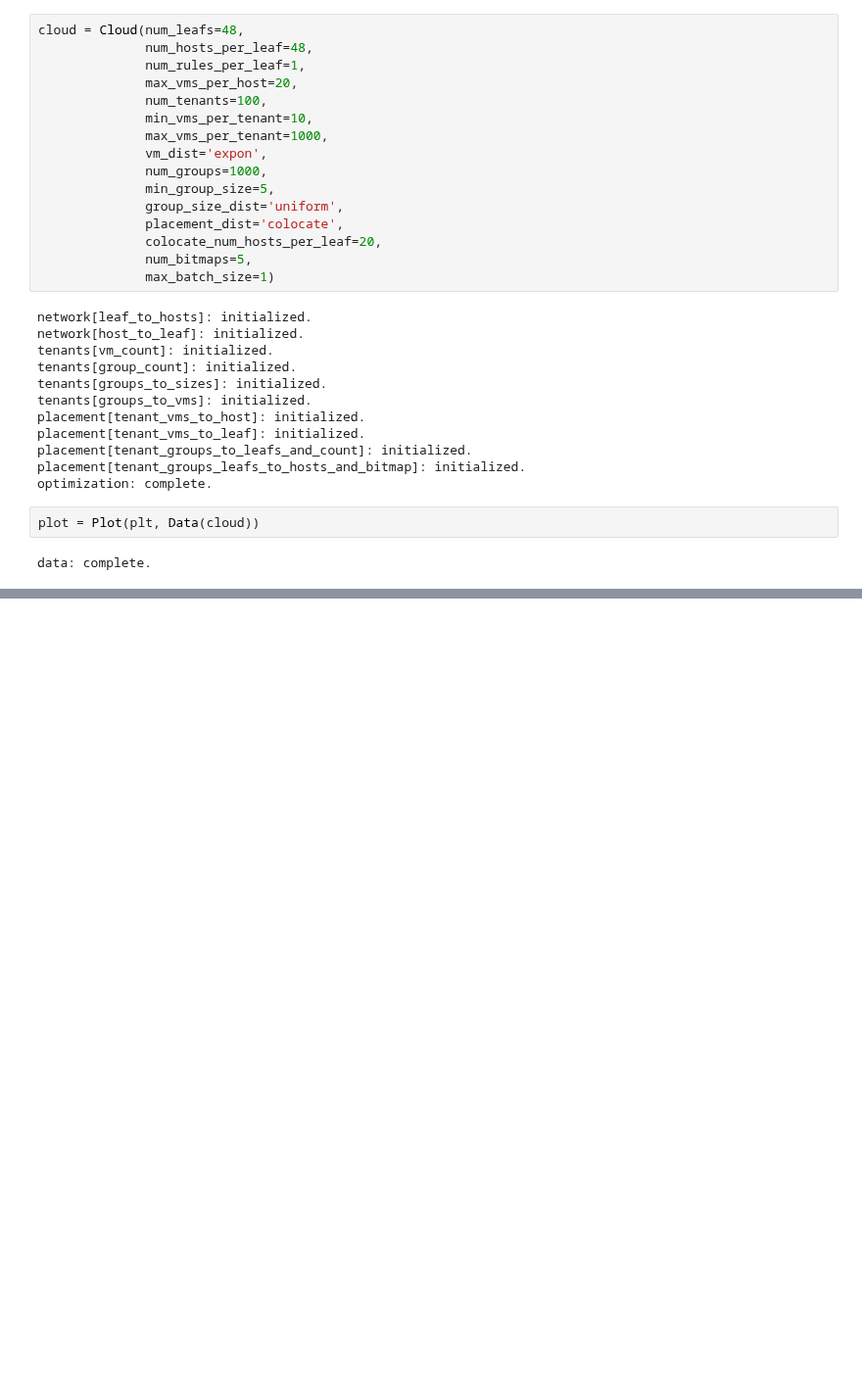
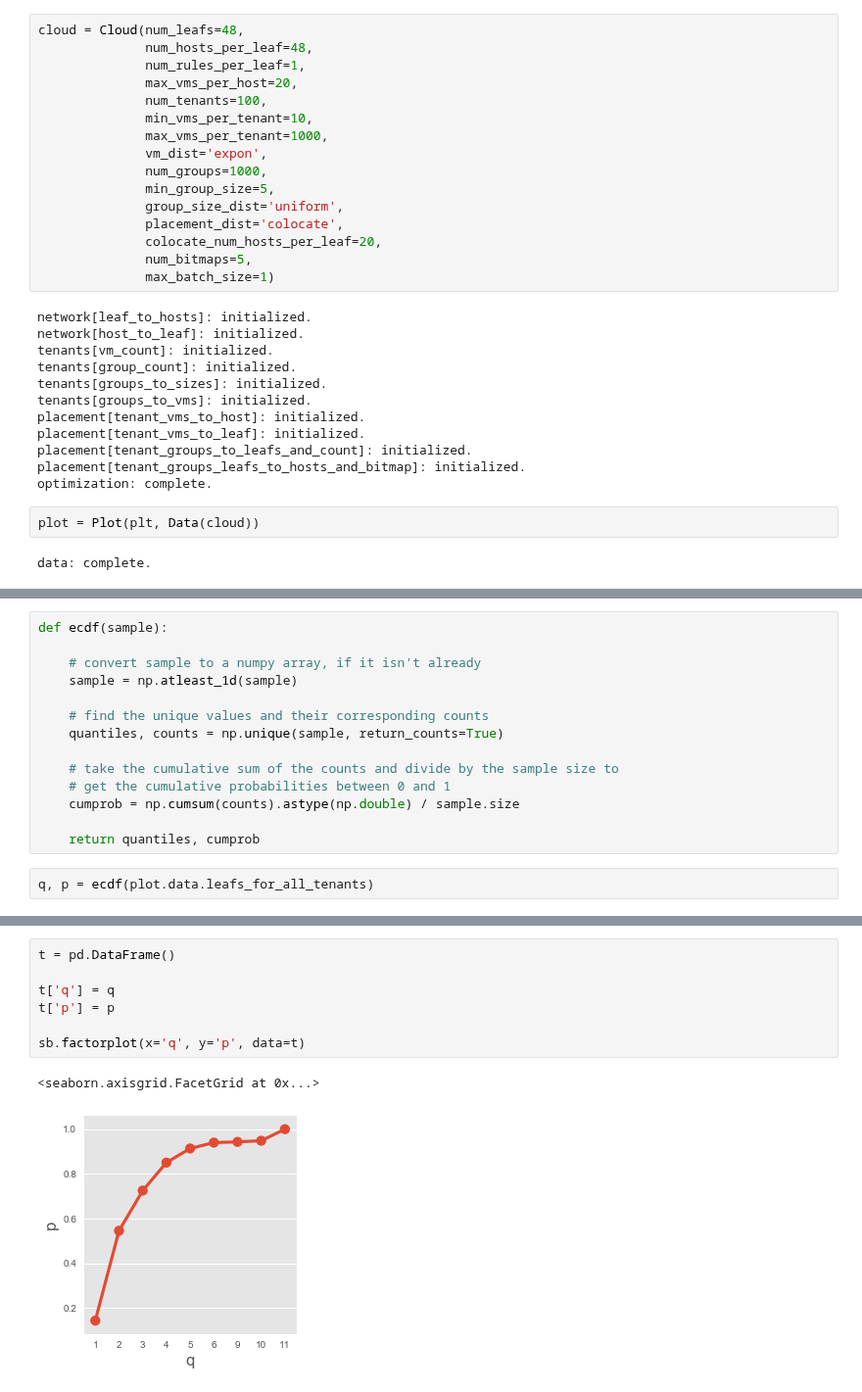
Before and after one commit to Elmo-MCast/numerical-evals, a Jupyter notebook: notebooks/temp.ipynb, the cells around one changed output, grey strips where cells are left out. Shown at 98% size. Cells and saved outputs as stored; diff of their text form; blank space fills up the shorter version.

```diff
--- a/notebooks/temp.ipynb
+++ b/notebooks/temp.ipynb
@@ -118 +118,17 @@ max      68.115942
 dtype: float64
+# %%
+def ecdf(sample):
+
+    # convert sample to a numpy array, if it isn't already
+    sample = np.atleast_1d(sample)
+
+    # find the unique values and their corresponding counts
+    quantiles, counts = np.unique(sample, return_counts=True)
+
+    # take the cumulative sum of the counts and divide by the sample size to
+    # get the cumulative probabilities between 0 and 1
+    cumprob = np.cumsum(counts).astype(np.double) / sample.size
+
+    return quantiles, cumprob
+# %%
+q, p = ecdf(plot.data.leafs_for_all_tenants)
@@ -118,0 +147,10 @@ dtype: float64
+# %%
+t = pd.DataFrame()
+
+t['q'] = q
+t['p'] = p
+
+sb.factorplot(x='q', y='p', data=t)
+# %% [output]
+<seaborn.axisgrid.FacetGrid at 0x...>
+[figure, added]
```
Also changed, not shown: parts of 8 cells of this notebook, 2 other files.
